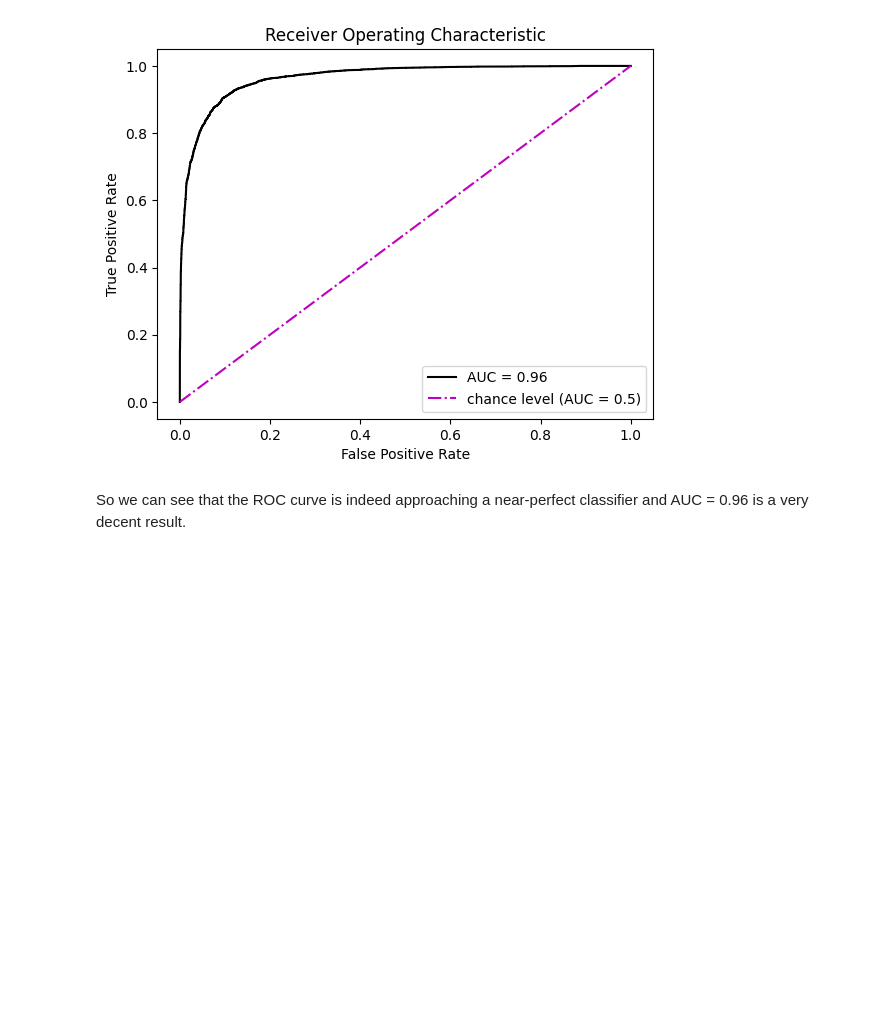
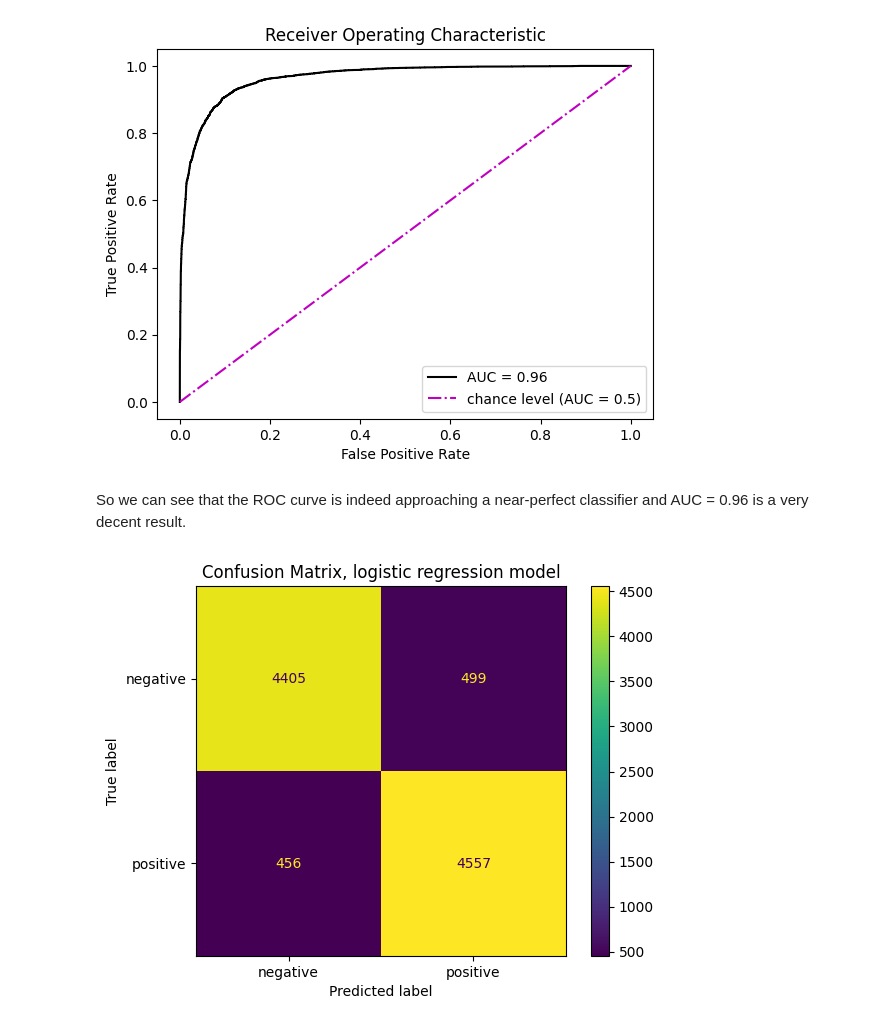
Before and after one commit to silverxlibra/IMDB_Sentiment_Analysis, a Jupyter notebook: IMDB_Sentiment_Analysis_classification.ipynb, the cells around one changed output. Saved outputs shown, nothing was run; the diff lists cells and outputs as text; code cells hidden in the pictures; blank space fills up the shorter version.

```diff
--- a/IMDB_Sentiment_Analysis_classification.ipynb
+++ b/IMDB_Sentiment_Analysis_classification.ipynb
@@ -386,0 +383,7 @@ So we can see that the ROC curve is indeed approaching a near-perfect classifier
+# %%
+ConfusionMatrixDisplay.from_estimator(logreg, X_test, y_test,
+                                                    display_labels = ('negative', 'positive'))
+plt.title('Confusion Matrix, logistic regression model')
+plt.show()
+# %% [output]
+[figure, added]
```
Also changed, not shown: parts of 47 cells of this notebook.
